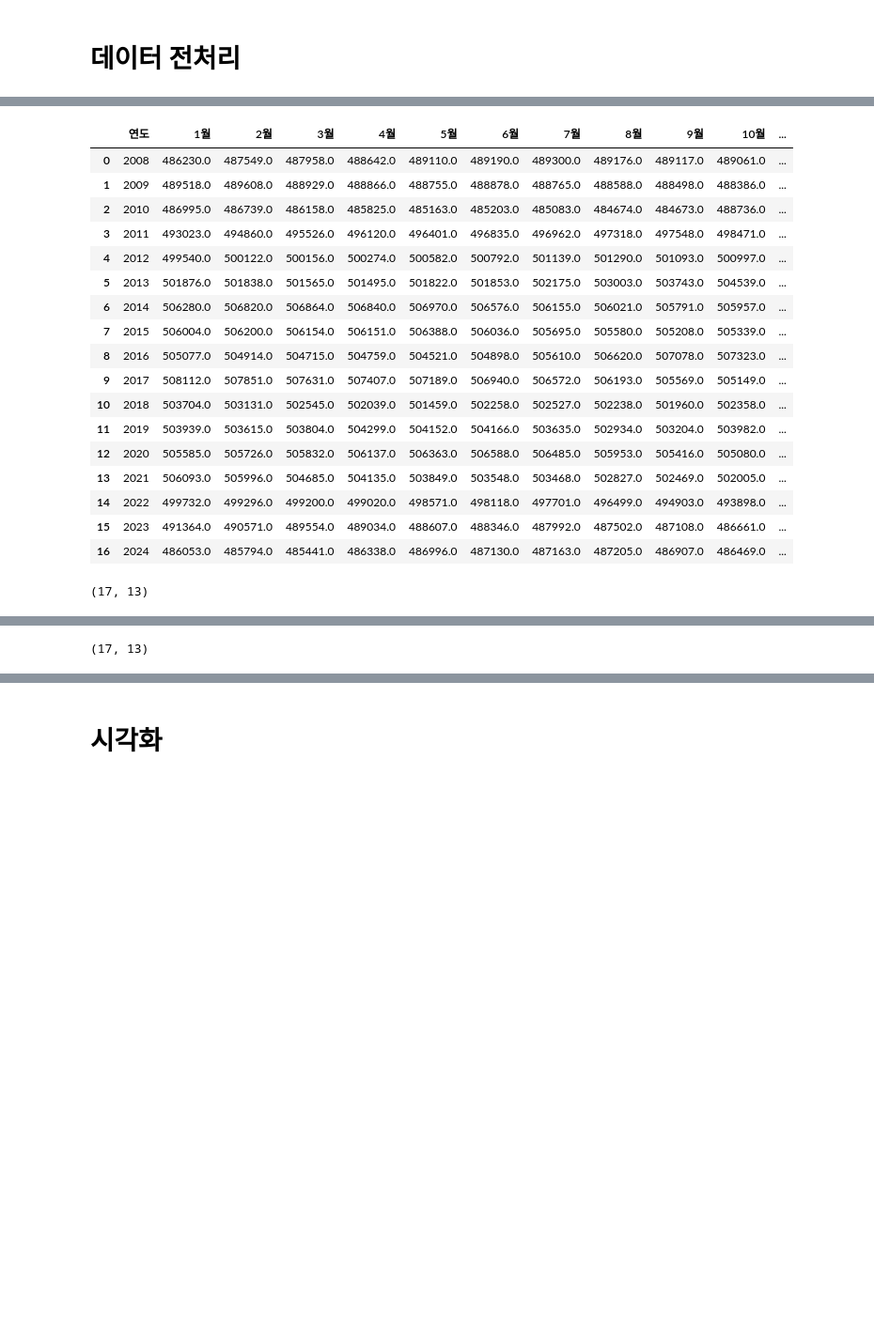
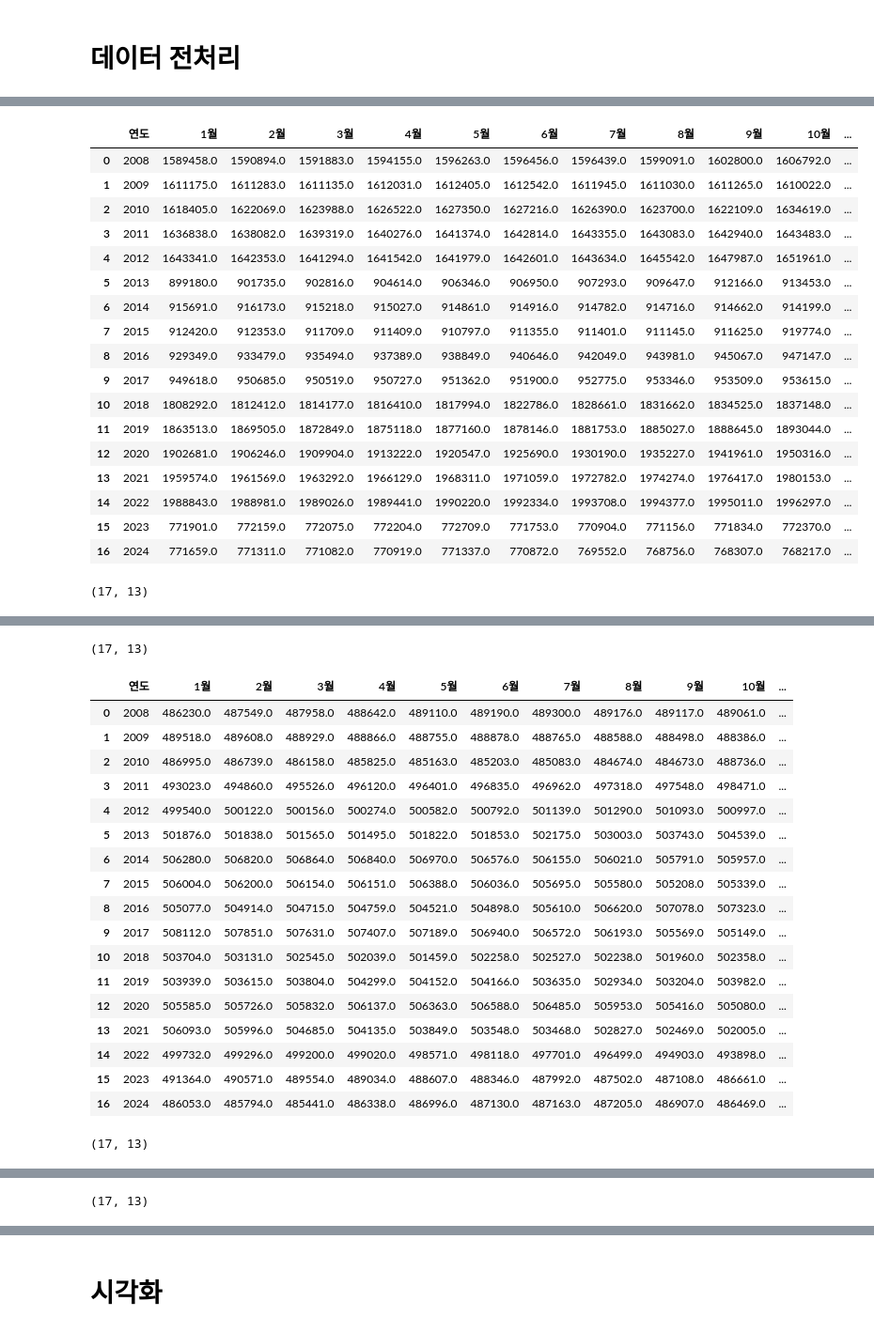
Before and after one commit to SnapishAgent/Ilsan-Investment-Insight, a Jupyter notebook: 일자리/고용실업률/employ_data.ipynb, the cells around one changed output, grey strips where cells are left out. Shown at 94% size. Cells and saved outputs as stored; diff of their text form; code cells hidden in the pictures; blank space fills up the shorter version.

```diff
--- a/일자리/고용실업률/employ_data.ipynb
+++ b/일자리/고용실업률/employ_data.ipynb
@@ -254,51 +328,69 @@ display(seongnam_population_df.shape)
 # %%
 # 데이터 프레임을 1차원으로 변경
+all_goyang_population_flat = all_goyang_population_df.values.flatten() # (240,)
+all_seongnam_population_flat = all_seongnam_population_df.values.flatten() # (240,)
 goyang_population_flat = goyang_population_df.values.flatten() # (240,)
 seongnam_population_flat = seongnam_population_df.values.flatten() # (240,)
 
 # 데이터 분할
 years = list(range(2008, 2028))
 goyang_population_split = [goyang_population_flat[i:i + 12] for i in range(0, len(goyang_population_flat), 12)]
 seongnam_population_split = [seongnam_population_flat[i:i + 12] for i in range(0, len(seongnam_population_flat), 12)]
+all_goyang_population_split = [all_goyang_population_flat[i:i + 12] for i in range(0, len(all_goyang_population_flat), 12)]
+all_seongnam_population_split = [all_seongnam_population_flat[i:i + 12] for i in range(0, len(all_seongnam_population_flat), 12)]
 
 # 데이터 프레임 생성
 goyang_population_df = pd.DataFrame(goyang_population_split, index=years[:len(goyang_population_split)], columns=[f'{i+1}월' for i in range(12)])
 seongnam_population_df = pd.DataFrame(seongnam_population_split, index=years[:len(seongnam_population_split)], columns=[f'{i+1}월' for i in range(12)])
+all_goyang_population_df = pd.DataFrame(all_goyang_population_split, index=years[:len(all_goyang_population_split)], columns=[f'{i+1}월' for i in range(12)])
+all_seongnam_population_df = pd.DataFrame(all_seongnam_population_split, index=years[:len(all_seongnam_population_split)], columns=[f'{i+1}월' for i in range(12)])
 
 # 인덱스를 컬럼으로 변환
 goyang_population_df.reset_index(inplace=True)
 seongnam_population_df.reset_index(inplace=True)
+all_goyang_population_df.reset_index(inplace=True)
+all_seongnam_population_df.reset_index(inplace=True)
 
 # 컬럼명 변경
 goyang_population_df.rename(columns={'index': '연도'}, inplace=True)
 seongnam_population_df.rename(columns={'index': '연도'}, inplace=True)
+all_goyang_population_df.rename(columns={'index': '연도'}, inplace=True)
+all_seongnam_population_df.rename(columns={'index': '연도'}, inplace=True)
 
 # 고양시, 성남시 총인구 연도별 데이터 확인
+all_goyang_population_df = all_goyang_population_df[:17]
+display(all_goyang_population_df.head(17))
+display(all_goyang_population_df.shape)
+
+all_seongnam_population_df = all_seongnam_population_df[:17]
+display(all_seongnam_population_df.head(17))
+display(all_seongnam_population_df.shape)
+
 goyang_population_df = goyang_population_df[:17]
 display(goyang_population_df.head(17))
 display(goyang_population_df.shape)
 
 seongnam_population_df = seongnam_population_df[:17]
 display(seongnam_population_df.head(17))
 display(seongnam_population_df.shape)
 # %% [output]
 |  | 연도 | 1월 | 2월 | 3월 | 4월 | 5월 | 6월 | 7월 | 8월 | 9월 | 10월 | ... |
-| 0 | 2008 | 486230.0 | 487549.0 | 487958.0 | 488642.0 | 489110.0 | 489190.0 | 489300.0 | 489176.0 | 489117.0 | 489061.0 | ... |
-| 1 | 2009 | 489518.0 | 489608.0 | 488929.0 | 488866.0 | 488755.0 | 488878.0 | 488765.0 | 488588.0 | 488498.0 | 488386.0 | ... |
-| 2 | 2010 | 486995.0 | 486739.0 | 486158.0 | 485825.0 | 485163.0 | 485203.0 | 485083.0 | 484674.0 | 484673.0 | 488736.0 | ... |
-| 3 | 2011 | 493023.0 | 494860.0 | 495526.0 | 496120.0 | 496401.0 | 496835.0 | 496962.0 | 497318.0 | 497548.0 | 498471.0 | ... |
-| 4 | 2012 | 499540.0 | 500122.0 | 500156.0 | 500274.0 | 500582.0 | 500792.0 | 501139.0 | 501290.0 | 501093.0 | 500997.0 | ... |
-| 5 | 2013 | 501876.0 | 501838.0 | 501565.0 | 501495.0 | 501822.0 | 501853.0 | 502175.0 | 503003.0 | 503743.0 | 504539.0 | ... |
-| 6 | 2014 | 506280.0 | 506820.0 | 506864.0 | 506840.0 | 506970.0 | 506576.0 | 506155.0 | 506021.0 | 505791.0 | 505957.0 | ... |
-| 7 | 2015 | 506004.0 | 506200.0 | 506154.0 | 506151.0 | 506388.0 | 506036.0 | 505695.0 | 505580.0 | 505208.0 | 505339.0 | ... |
-| 8 | 2016 | 505077.0 | 504914.0 | 504715.0 | 504759.0 | 504521.0 | 504898.0 | 505610.0 | 506620.0 | 507078.0 | 507323.0 | ... |
-| 9 | 2017 | 508112.0 | 507851.0 | 507631.0 | 507407.0 | 507189.0 | 506940.0 | 506572.0 | 506193.0 | 505569.0 | 505149.0 | ... |
-| 10 | 2018 | 503704.0 | 503131.0 | 502545.0 | 502039.0 | 501459.0 | 502258.0 | 502527.0 | 502238.0 | 501960.0 | 502358.0 | ... |
-| 11 | 2019 | 503939.0 | 503615.0 | 503804.0 | 504299.0 | 504152.0 | 504166.0 | 503635.0 | 502934.0 | 503204.0 | 503982.0 | ... |
-| 12 | 2020 | 505585.0 | 505726.0 | 505832.0 | 506137.0 | 506363.0 | 506588.0 | 506485.0 | 505953.0 | 505416.0 | 505080.0 | ... |
-| 13 | 2021 | 506093.0 | 505996.0 | 504685.0 | 504135.0 | 503849.0 | 503548.0 | 503468.0 | 502827.0 | 502469.0 | 502005.0 | ... |
-| 14 | 2022 | 499732.0 | 499296.0 | 499200.0 | 499020.0 | 498571.0 | 498118.0 | 497701.0 | 496499.0 | 494903.0 | 493898.0 | ... |
-| 15 | 2023 | 491364.0 | 490571.0 | 489554.0 | 489034.0 | 488607.0 | 488346.0 | 487992.0 | 487502.0 | 487108.0 | 486661.0 | ... |
-| 16 | 2024 | 486053.0 | 485794.0 | 485441.0 | 486338.0 | 486996.0 | 487130.0 | 487163.0 | 487205.0 | 486907.0 | 486469.0 | ... |
+| 0 | 2008 | 1589458.0 | 1590894.0 | 1591883.0 | 1594155.0 | 1596263.0 | 1596456.0 | 1596439.0 | 1599091.0 | 1602800.0 | 1606792.0 | ... |
+| 1 | 2009 | 1611175.0 | 1611283.0 | 1611135.0 | 1612031.0 | 1612405.0 | 1612542.0 | 1611945.0 | 1611030.0 | 1611265.0 | 1610022.0 | ... |
+| 2 | 2010 | 1618405.0 | 1622069.0 | 1623988.0 | 1626522.0 | 1627350.0 | 1627216.0 | 1626390.0 | 1623700.0 | 1622109.0 | 1634619.0 | ... |
+| 3 | 2011 | 1636838.0 | 1638082.0 | 1639319.0 | 1640276.0 | 1641374.0 | 1642814.0 | 1643355.0 | 1643083.0 | 1642940.0 | 1643483.0 | ... |
+| 4 | 2012 | 1643341.0 | 1642353.0 | 1641294.0 | 1641542.0 | 1641979.0 | 1642601.0 | 1643634.0 | 1645542.0 | 1647987.0 | 1651961.0 | ... |
+| 5 | 2013 | 899180.0 | 901735.0 | 902816.0 | 904614.0 | 906346.0 | 906950.0 | 907293.0 | 909647.0 | 912166.0 | 913453.0 | ... |
+| 6 | 2014 | 915691.0 | 916173.0 | 915218.0 | 915027.0 | 914861.0 | 914916.0 | 914782.0 | 914716.0 | 914662.0 | 914199.0 | ... |
+| 7 | 2015 | 912420.0 | 912353.0 | 911709.0 | 911409.0 | 910797.0 | 911355.0 | 911401.0 | 911145.0 | 911625.0 | 919774.0 | ... |
+| 8 | 2016 | 929349.0 | 933479.0 | 935494.0 | 937389.0 | 938849.0 | 940646.0 | 942049.0 | 943981.0 | 945067.0 | 947147.0 | ... |
+| 9 | 2017 | 949618.0 | 950685.0 | 950519.0 | 950727.0 | 951362.0 | 951900.0 | 952775.0 | 953346.0 | 953509.0 | 953615.0 | ... |
+| 10 | 2018 | 1808292.0 | 1812412.0 | 1814177.0 | 1816410.0 | 1817994.0 | 1822786.0 | 1828661.0 | 1831662.0 | 1834525.0 | 1837148.0 | ... |
+| 11 | 2019 | 1863513.0 | 1869505.0 | 1872849.0 | 1875118.0 | 1877160.0 | 1878146.0 | 1881753.0 | 1885027.0 | 1888645.0 | 1893044.0 | ... |
+| 12 | 2020 | 1902681.0 | 1906246.0 | 1909904.0 | 1913222.0 | 1920547.0 | 1925690.0 | 1930190.0 | 1935227.0 | 1941961.0 | 1950316.0 | ... |
+| 13 | 2021 | 1959574.0 | 1961569.0 | 1963292.0 | 1966129.0 | 1968311.0 | 1971059.0 | 1972782.0 | 1974274.0 | 1976417.0 | 1980153.0 | ... |
+| 14 | 2022 | 1988843.0 | 1988981.0 | 1989026.0 | 1989441.0 | 1990220.0 | 1992334.0 | 1993708.0 | 1994377.0 | 1995011.0 | 1996297.0 | ... |
+| 15 | 2023 | 771901.0 | 772159.0 | 772075.0 | 772204.0 | 772709.0 | 771753.0 | 770904.0 | 771156.0 | 771834.0 | 772370.0 | ... |
+| 16 | 2024 | 771659.0 | 771311.0 | 771082.0 | 770919.0 | 771337.0 | 770872.0 | 769552.0 | 768756.0 | 768307.0 | 768217.0 | ... |
 (17, 13)
 |  | 연도 | 1월 | 2월 | 3월 | 4월 | 5월 | 6월 | 7월 | 8월 | 9월 | 10월 | ... |
@@ -322 +414,20 @@ display(seongnam_population_df.shape)
 (17, 13)
+|  | 연도 | 1월 | 2월 | 3월 | 4월 | 5월 | 6월 | 7월 | 8월 | 9월 | 10월 | ... |
+| 0 | 2008 | 486230.0 | 487549.0 | 487958.0 | 488642.0 | 489110.0 | 489190.0 | 489300.0 | 489176.0 | 489117.0 | 489061.0 | ... |
+| 1 | 2009 | 489518.0 | 489608.0 | 488929.0 | 488866.0 | 488755.0 | 488878.0 | 488765.0 | 488588.0 | 488498.0 | 488386.0 | ... |
+| 2 | 2010 | 486995.0 | 486739.0 | 486158.0 | 485825.0 | 485163.0 | 485203.0 | 485083.0 | 484674.0 | 484673.0 | 488736.0 | ... |
+| 3 | 2011 | 493023.0 | 494860.0 | 495526.0 | 496120.0 | 496401.0 | 496835.0 | 496962.0 | 497318.0 | 497548.0 | 498471.0 | ... |
+| 4 | 2012 | 499540.0 | 500122.0 | 500156.0 | 500274.0 | 500582.0 | 500792.0 | 501139.0 | 501290.0 | 501093.0 | 500997.0 | ... |
+| 5 | 2013 | 501876.0 | 501838.0 | 501565.0 | 501495.0 | 501822.0 | 501853.0 | 502175.0 | 503003.0 | 503743.0 | 504539.0 | ... |
+| 6 | 2014 | 506280.0 | 506820.0 | 506864.0 | 506840.0 | 506970.0 | 506576.0 | 506155.0 | 506021.0 | 505791.0 | 505957.0 | ... |
+| 7 | 2015 | 506004.0 | 506200.0 | 506154.0 | 506151.0 | 506388.0 | 506036.0 | 505695.0 | 505580.0 | 505208.0 | 505339.0 | ... |
+| 8 | 2016 | 505077.0 | 504914.0 | 504715.0 | 504759.0 | 504521.0 | 504898.0 | 505610.0 | 506620.0 | 507078.0 | 507323.0 | ... |
+| 9 | 2017 | 508112.0 | 507851.0 | 507631.0 | 507407.0 | 507189.0 | 506940.0 | 506572.0 | 506193.0 | 505569.0 | 505149.0 | ... |
+| 10 | 2018 | 503704.0 | 503131.0 | 502545.0 | 502039.0 | 501459.0 | 502258.0 | 502527.0 | 502238.0 | 501960.0 | 502358.0 | ... |
+| 11 | 2019 | 503939.0 | 503615.0 | 503804.0 | 504299.0 | 504152.0 | 504166.0 | 503635.0 | 502934.0 | 503204.0 | 503982.0 | ... |
+| 12 | 2020 | 505585.0 | 505726.0 | 505832.0 | 506137.0 | 506363.0 | 506588.0 | 506485.0 | 505953.0 | 505416.0 | 505080.0 | ... |
+| 13 | 2021 | 506093.0 | 505996.0 | 504685.0 | 504135.0 | 503849.0 | 503548.0 | 503468.0 | 502827.0 | 502469.0 | 502005.0 | ... |
+| 14 | 2022 | 499732.0 | 499296.0 | 499200.0 | 499020.0 | 498571.0 | 498118.0 | 497701.0 | 496499.0 | 494903.0 | 493898.0 | ... |
+| 15 | 2023 | 491364.0 | 490571.0 | 489554.0 | 489034.0 | 488607.0 | 488346.0 | 487992.0 | 487502.0 | 487108.0 | 486661.0 | ... |
+| 16 | 2024 | 486053.0 | 485794.0 | 485441.0 | 486338.0 | 486996.0 | 487130.0 | 487163.0 | 487205.0 | 486907.0 | 486469.0 | ... |
+(17, 13)
@@ -323,3 +452,4 @@ display(seongnam_population_df.shape)
+(17, 13)
 # %%
 # 연도별 총인구수를 구하는 함수
 def calculate_total_population(df, months=12):
```
Also changed, not shown: parts of 14 cells of this notebook, 2 other files.
